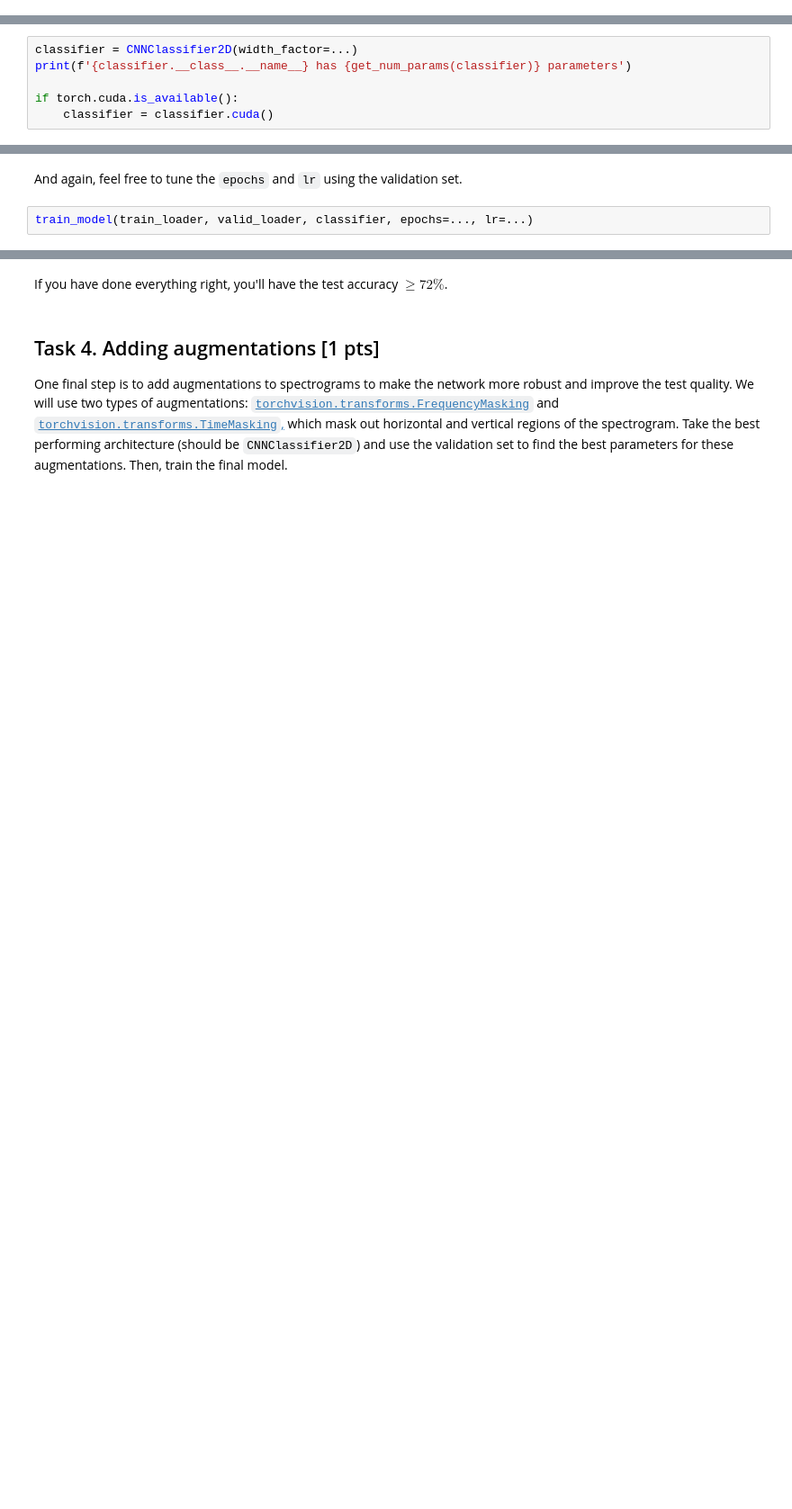
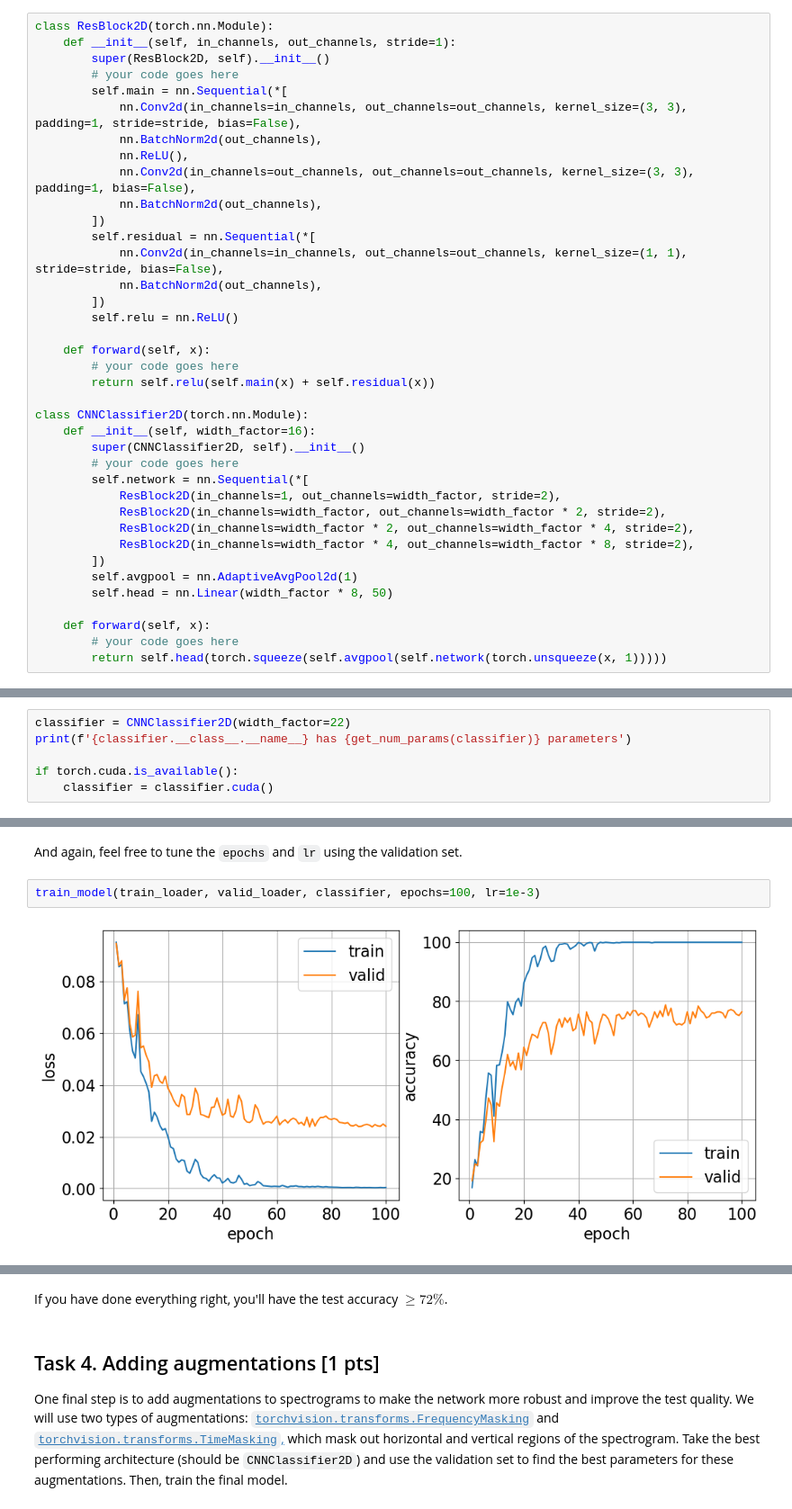
Before and after one commit to enotvtapke/deep-learning, a Jupyter notebook: Practice_5_Audio.ipynb, the cells around one changed output, grey strips where cells are left out. Shown at 90% size. Drawn from its saved outputs; the diff is of its cells as text; blank space fills up the shorter version.

```diff
--- a/Practice_5_Audio.ipynb
+++ b/Practice_5_Audio.ipynb
@@ -363,7 +463,45 @@ class CNNClassifier2D(torch.nn.Module):
+# %%
+class ResBlock2D(torch.nn.Module):
+    def __init__(self, in_channels, out_channels, stride=1):
+        super(ResBlock2D, self).__init__()
+        # your code goes here
+        self.main = nn.Sequential(*[
+            nn.Conv2d(in_channels=in_channels, out_channels=out_channels, kernel_size=(3, 3), padding=1, stride=stride, bias=False),
+            nn.BatchNorm2d(out_channels),
+            nn.ReLU(),
+            nn.Conv2d(in_channels=out_channels, out_channels=out_channels, kernel_size=(3, 3), padding=1, bias=False),
+            nn.BatchNorm2d(out_channels),
+        ])
+        self.residual = nn.Sequential(*[
+            nn.Conv2d(in_channels=in_channels, out_channels=out_channels, kernel_size=(1, 1), stride=stride, bias=False),
+            nn.BatchNorm2d(out_channels),
+        ])
+        self.relu = nn.ReLU()
+
+    def forward(self, x):
+        # your code goes here
+        return self.relu(self.main(x) + self.residual(x))
+
+class CNNClassifier2D(torch.nn.Module):
+    def __init__(self, width_factor=16):
+        super(CNNClassifier2D, self).__init__()
+        # your code goes here
+        self.network = nn.Sequential(*[
+            ResBlock2D(in_channels=1, out_channels=width_factor, stride=2),
+            ResBlock2D(in_channels=width_factor, out_channels=width_factor * 2, stride=2),
+            ResBlock2D(in_channels=width_factor * 2, out_channels=width_factor * 4, stride=2),
+            ResBlock2D(in_channels=width_factor * 4, out_channels=width_factor * 8, stride=2),
+        ])
+        self.avgpool = nn.AdaptiveAvgPool2d(1)
+        self.head = nn.Linear(width_factor * 8, 50)
+
+    def forward(self, x):
+        # your code goes here
+        return self.head(torch.squeeze(self.avgpool(self.network(torch.unsqueeze(x, 1)))))
 # %% [markdown]
 Again, find such value of `width_factor` so that the difference to `AttentionClassifier` in number of parameters is less then $10\%$.
 # %%
-classifier = CNNClassifier2D(width_factor=...)
+classifier = CNNClassifier2D(width_factor=22)
 print(f'{classifier.__class__.__name__} has {get_num_params(classifier)} parameters')
 
 if torch.cuda.is_available():
@@ -371,6 +511,8 @@ if torch.cuda.is_available():
 # %% [markdown]
 And again, feel free to tune the `epochs` and `lr` using the validation set.
 # %%
-train_model(train_loader, valid_loader, classifier, epochs=..., lr=...)
+train_model(train_loader, valid_loader, classifier, epochs=100, lr=1e-3)
+# %% [output]
+[figure, added]
 # %%
 eval_df = evaluate_model(classifier, eval_df=eval_df)
```
Also changed, not shown: parts of 27 cells of this notebook, 1 other file.
